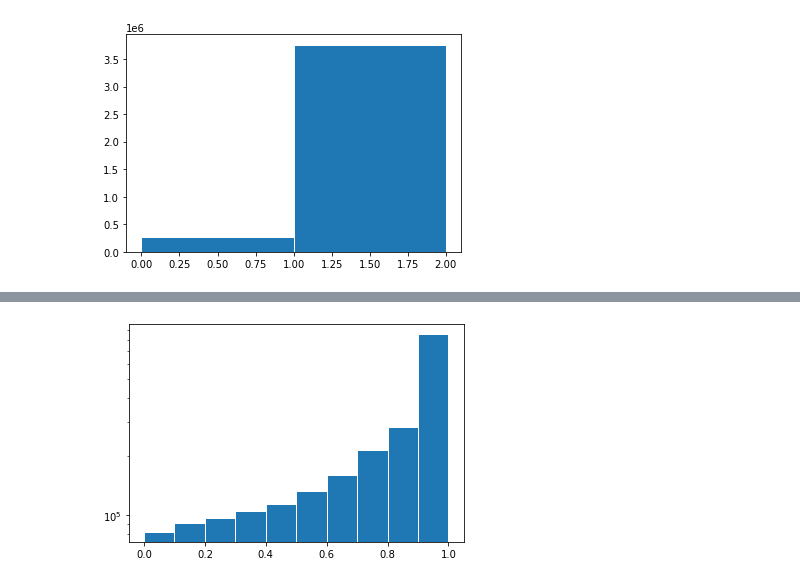
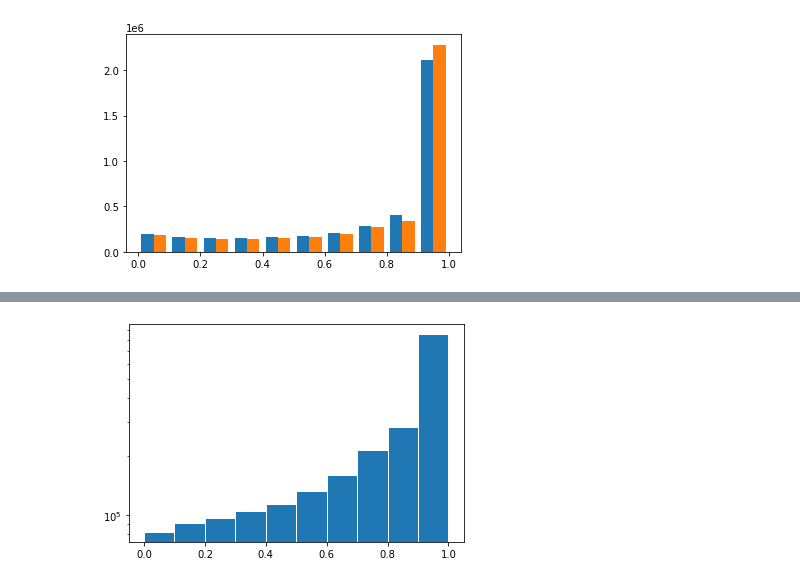
Before and after one commit to Arioluwa/DeepChange, a Jupyter notebook: change_detection/dev.ipynb, the cells around one changed output, grey strips where cells are left out. Saved outputs shown, nothing was run; the diff lists cells and outputs as text; code cells hidden in the pictures.

```diff
--- a/change_detection/dev.ipynb
+++ b/change_detection/dev.ipynb
@@ -28,10 +28,11 @@ binary_change_map = '../../../results/RF/binary_change_D/change_map_case_1.tif'
 # pred_source_path = '../../../results/RF/2018_rf_case_2_map.tif'
 # pred_target_path = '../../../results/RF/2019_rf_case_3_map.tif'
 certainty_case_1 = '../../../results/RF/simliarity_measure/certainty/2018_certainty_1.tif'
-# certainty_case_1 = '../../../results/RF/simliarity_measure/certainty/2018_certainty_1.tif'
+certainty_case_2 = '../../../results/RF/simliarity_measure/certainty/2019_certainty_1.tif'
 similarity_change = '../../../results/RF/simliarity_measure/optimal_threshold/sim-change_map_case_1.tif'
 # %%
 with rasterio.open(binary_change_map) as src:
+    _ = src.read(1).astype('int')
     hard_ = src.read(1).astype('int')
     profile = src.profile
     height, width = src.shape
@@ -39,5 +40,6 @@ with rasterio.open(binary_change_map) as src:
 
 soft_ = rasterio.open(similarity_change).read(1).astype('int')
 certainty_ = rasterio.open(certainty_case_1).read(1)
+certainty_2 = rasterio.open(certainty_case_2).read(1)
 # %%
 mask = hard_ != nodata
@@ -51,9 +56,10 @@ def mask_and_extract(array, mask_array):
 hard_ = mask_and_extract(hard_, mask)
 soft_ = mask_and_extract(soft_, mask)
 certainty_ = mask_and_extract(certainty_, mask)
+certainty_2 = mask_and_extract(certainty_2, mask)
 # %%
-plt.hist(agree_, bins=2, ec='white')
+plt.hist([certainty_, certainty_2], bins=10)
 plt.show()
 # %% [output]
-[figure, old version]
+[figure, new version]
 # %%
```
Also changed, not shown: parts of 7 cells of this notebook, 26 other files.
